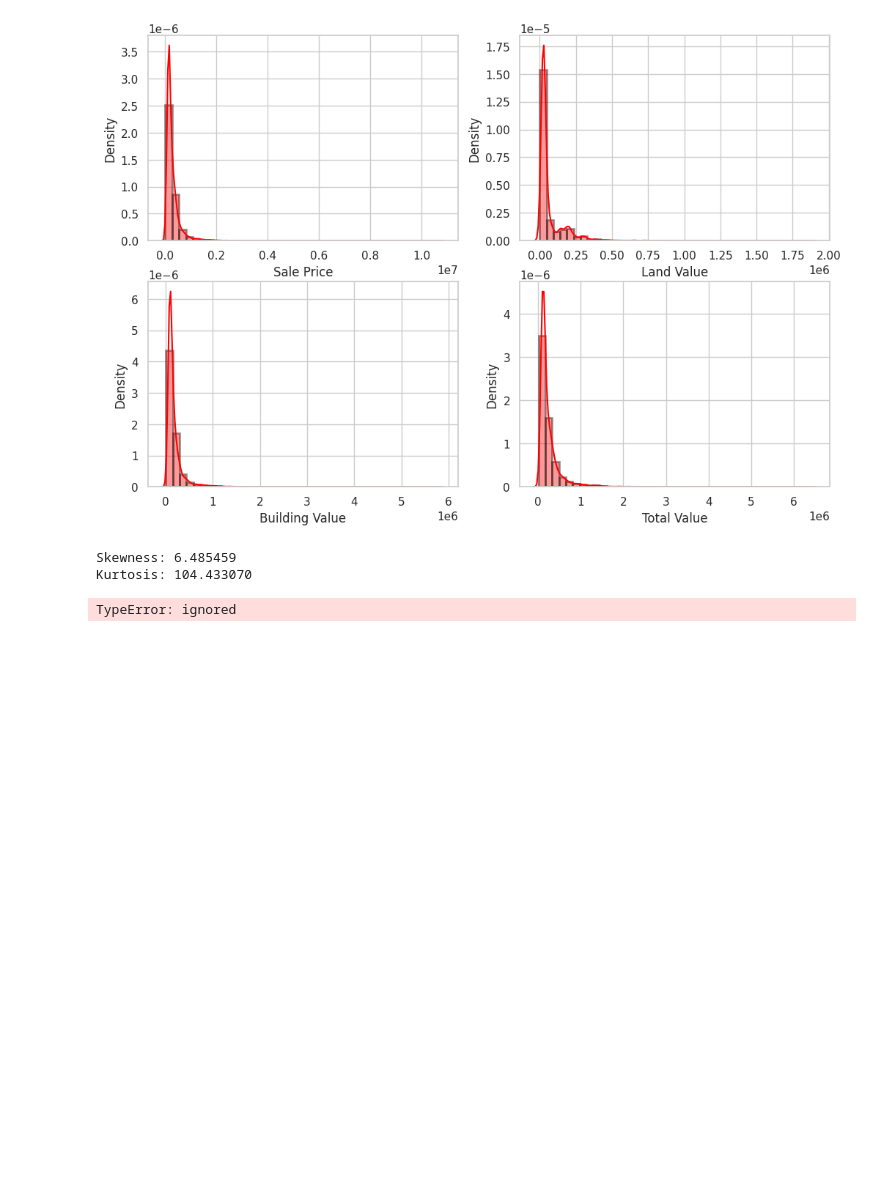
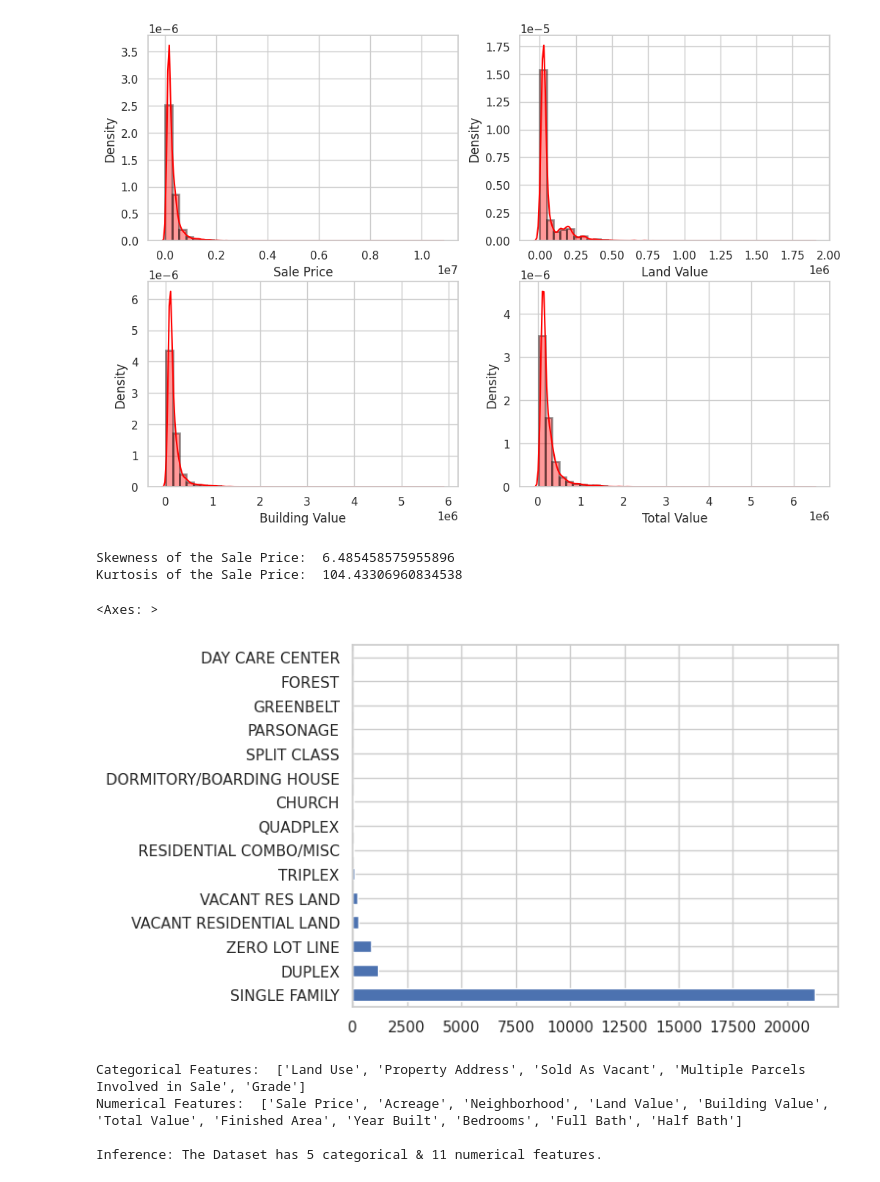
Before and after one commit to nanda1296/Predictive-Analytics-for-Real-Estate, a Jupyter notebook: Project_Group_A13.ipynb, the cells around one changed output. Cells and saved outputs as stored; diff of their text form; code cells hidden in the pictures; blank space fills up the shorter version.

```diff
--- a/Project_Group_A13.ipynb
+++ b/Project_Group_A13.ipynb
@@ -181,24 +179,33 @@ https://gist.github.com/mwaskom/de44147ed2974457ad6372750bbe5751
 [figure]
 # %%
 #skewness and kurtosis
-print("Skewness: %f" % df['Sale Price'].skew())
-print("Kurtosis: %f" % df['Sale Price'].kurt())
+print("Skewness of the Sale Price: ", df['Sale Price'].skew())
+print("Kurtosis of the Sale Price: ", df['Sale Price'].kurt())
 # %% [output]
-Skewness: 6.485459
-Kurtosis: 104.433070
+Skewness of the Sale Price:  6.485458575955896
+Kurtosis of the Sale Price:  104.43306960834538
+# %%
+df['Land Use'].value_counts()[:15].plot(kind='barh')
+# %% [output]
+<Axes: >
+[figure, added]
 # %%
 col = list(df.columns)
 categorical_features = []
 numerical_features = []
 
 for i in col:
-  unique_values = df[i].unique()
-  if unique_values > 3:
-      numerical_features.append(i)
-  else:
-      categorical_features.append(i)
+        if df[i].dtype == 'object':
+            categorical_features.append(i)
+        else:
+            numerical_features.append(i)
 
 print('Categorical Features: ', categorical_features)
 print('Numerical Features: ', numerical_features)
+
+print('\nInference: The Dataset has {} categorical & {} numerical features.'.format(len(categorical_features),len(numerical_features)))
 # %% [output]
-TypeError: ignored
+Categorical Features:  ['Land Use', 'Property Address', 'Sold As Vacant', 'Multiple Parcels Involved in Sale', 'Grade']
+Numerical Features:  ['Sale Price', 'Acreage', 'Neighborhood', 'Land Value', 'Building Value', 'Total Value', 'Finished Area', 'Year Built', 'Bedrooms', 'Full Bath', 'Half Bath']
+
+Inference: The Dataset has 5 categorical & 11 numerical features.
```
Also changed, not shown: parts of 14 cells of this notebook.
